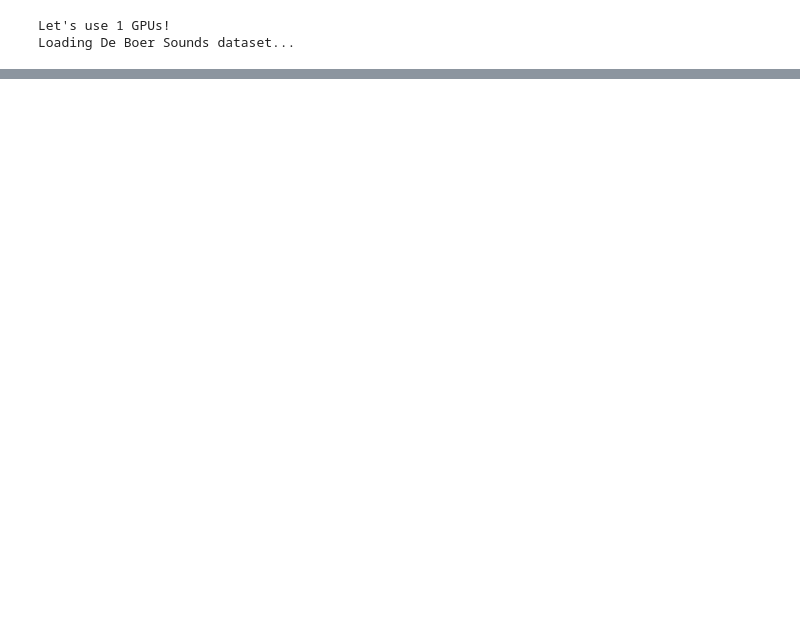
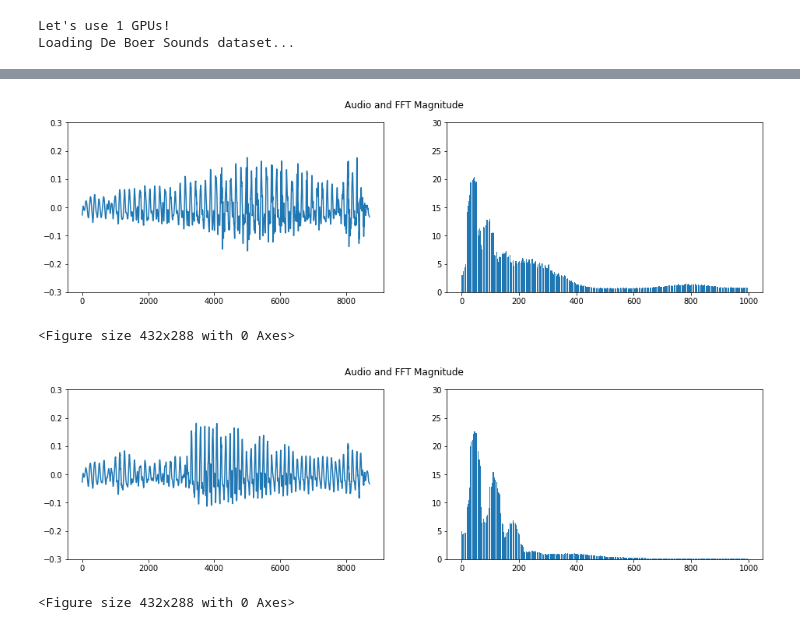
Before and after one commit to fdenoodt/Smooth-InfoMax, a Jupyter notebook: GIM/main_interpolate.ipynb, the cells around one changed output, grey strips where cells are left out. Saved outputs shown, nothing was run; the diff lists cells and outputs as text; code cells hidden in the pictures; blank space fills up the shorter version.

```diff
--- a/GIM/main_interpolate.ipynb
+++ b/GIM/main_interpolate.ipynb
@@ -162,0 +190,34 @@ interactive(children=(IntSlider(value=50, description='dots', min=1), Output()),
+# %%
+def get_audio(enc):
+    seq = decode_play(enc)
+    return seq
+
+def play_audio(seq):
+    return Audio(seq, rate=16000, autoplay=True)
+
+def moving_average(x, w):
+    return np.convolve(x, np.ones(w), 'valid') / w
+
+enc1 = batch_enc[0]
+enc2 = batch_enc[35]
+
+audio1 = get_audio(enc1)
+audio2 = get_audio(enc2)
+
+display(play_audio(audio1)) #gugu
+display(play_audio(audio2)) #gugu
+
+fft_mag1 = fft_magnitude(audio1)
+fft_mag2 = fft_magnitude(audio2)
+
+fft_mag1 = moving_average(fft_mag1, 40)
+fft_mag2 = moving_average(fft_mag2, 40)
+
+plot_two_graphs_side_by_side(audio1, fft_mag1[:1000], fig_size=(16, 4), y_lims=[(-0.3, 0.3), (0, 30)], title="Audio and FFT Magnitude", type1="line", type2="bar")
+plot_two_graphs_side_by_side(audio2, fft_mag2[:1000], fig_size=(16, 4), y_lims=[(-0.3, 0.3), (0, 30)], title="Audio and FFT Magnitude", type1="line", type2="bar")
+
+
+# for idx, file in enumerate(batch_enc):
+#     print(idx)
+#     display(play_audio(file)) # 35: gugu?
+# %% [output]
@@ -162,0 +226,4 @@ interactive(children=(IntSlider(value=50, description='dots', min=1), Output()),
+[figure, added]
+<Figure size 432x288 with 0 Axes>
+[figure, added]
+<Figure size 432x288 with 0 Axes>
```
Also changed, not shown: parts of 8 cells of this notebook, 2 other files.
